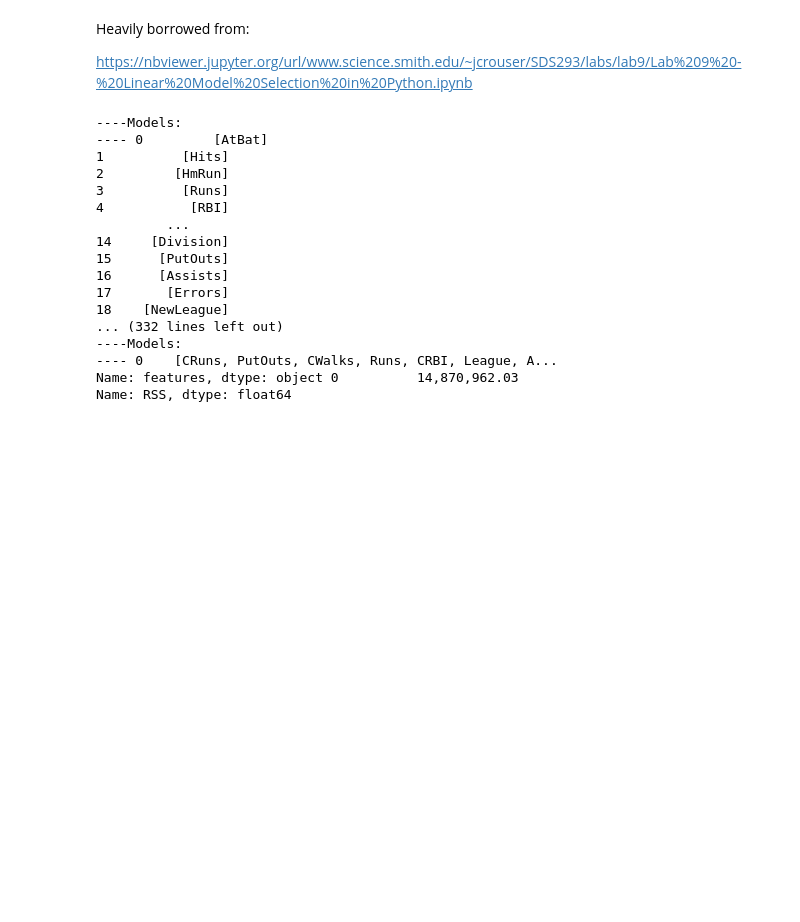
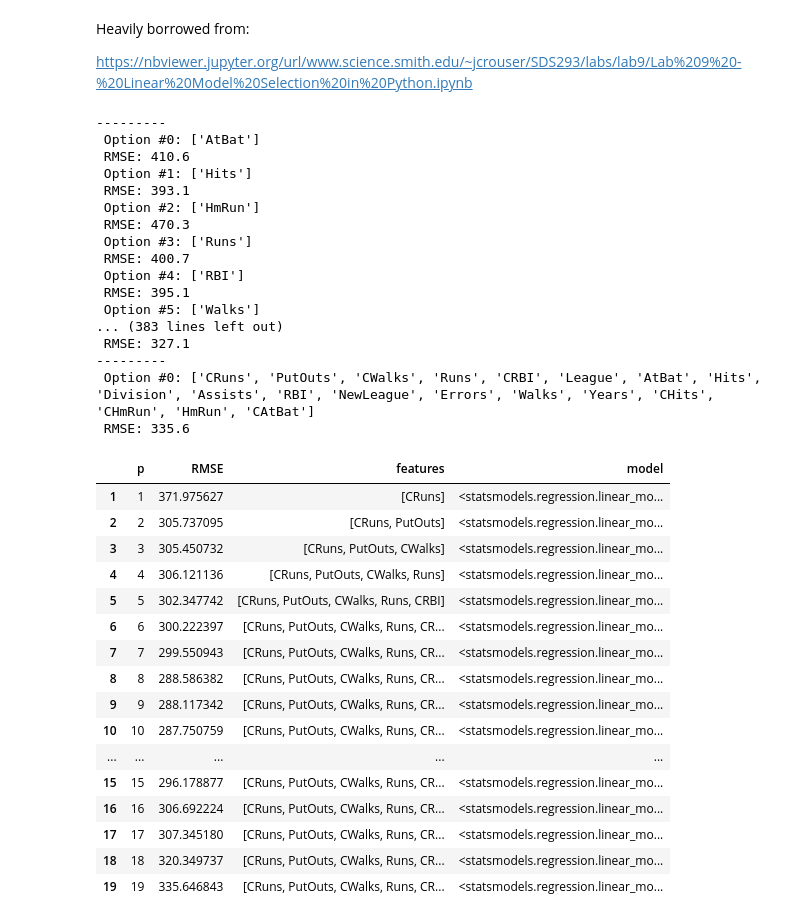
Before and after one commit to mcnica89/DATA6100, a Jupyter notebook: Subset_Selection_Example.ipynb, the cells around one changed output. Cells and saved outputs as stored; diff of their text form; code cells hidden in the pictures; blank space fills up the shorter version.

```diff
--- a/Subset_Selection_Example.ipynb
+++ b/Subset_Selection_Example.ipynb
@@ -77,28 +119,52 @@ def forward(predictors, X_train, y_train, X_test, y_test):
     # Return the best model, along with some other useful information about the model
     return best_model
 # %%
-models_train = pd.DataFrame(columns=['RSS', 'model'])
+models = pd.DataFrame(columns=['p','RMSE','features','model'])
+
 
 predictors = []
 
 for i in range(1,len(X.columns)+1):
-    models_train.loc[i] = forward(predictors, X_train, y_train, X_test, y_test)
-    predictors = models_train.loc[i]['model'].model.exog_names
+    models.loc[i] = forward(predictors, X_train, y_train, X_test, y_test)
+    predictors = models.loc[i]['model'].model.exog_names
+
+models['RMSE'] = models['RMSE'].astype(float)
 # %% [output]
-----Models:
----- 0         [AtBat]
-1          [Hits]
-2         [HmRun]
-3          [Runs]
-4           [RBI]
-         ...
-14     [Division]
-15      [PutOuts]
-16      [Assists]
-17       [Errors]
-18    [NewLeague]
-... (332 lines left out)
-----Models:
----- 0    [CRuns, PutOuts, CWalks, Runs, CRBI, League, A...
-Name: features, dtype: object 0          14,870,962.03
-Name: RSS, dtype: float64
+---------
+ Option #0: ['AtBat']
+ RMSE: 410.6
+ Option #1: ['Hits']
+ RMSE: 393.1
+ Option #2: ['HmRun']
+ RMSE: 470.3
+ Option #3: ['Runs']
+ RMSE: 400.7
+ Option #4: ['RBI']
+ RMSE: 395.1
+ Option #5: ['Walks']
+... (383 lines left out)
+ RMSE: 327.1
+---------
+ Option #0: ['CRuns', 'PutOuts', 'CWalks', 'Runs', 'CRBI', 'League', 'AtBat', 'Hits', 'Division', 'Assists', 'RBI', 'NewLeague', 'Errors', 'Walks', 'Years', 'CHits', 'CHmRun', 'HmRun', 'CAtBat']
+ RMSE: 335.6
+# %%
+#print results
+models
+# %% [output]
+|  | p | RMSE | features | model |
+| 1 | 1 | 371.975627 | [CRuns] | <statsmodels.regression.linear_mo... |
+| 2 | 2 | 305.737095 | [CRuns, PutOuts] | <statsmodels.regression.linear_mo... |
+| 3 | 3 | 305.450732 | [CRuns, PutOuts, CWalks] | <statsmodels.regression.linear_mo... |
+| 4 | 4 | 306.121136 | [CRuns, PutOuts, CWalks, Runs] | <statsmodels.regression.linear_mo... |
+| 5 | 5 | 302.347742 | [CRuns, PutOuts, CWalks, Runs, CRBI] | <statsmodels.regression.linear_mo... |
+| 6 | 6 | 300.222397 | [CRuns, PutOuts, CWalks, Runs, CR... | <statsmodels.regression.linear_mo... |
+| 7 | 7 | 299.550943 | [CRuns, PutOuts, CWalks, Runs, CR... | <statsmodels.regression.linear_mo... |
+| 8 | 8 | 288.586382 | [CRuns, PutOuts, CWalks, Runs, CR... | <statsmodels.regression.linear_mo... |
+| 9 | 9 | 288.117342 | [CRuns, PutOuts, CWalks, Runs, CR... | <statsmodels.regression.linear_mo... |
+| 10 | 10 | 287.750759 | [CRuns, PutOuts, CWalks, Runs, CR... | <statsmodels.regression.linear_mo... |
+| ... | ... | ... | ... | ... |
+| 15 | 15 | 296.178877 | [CRuns, PutOuts, CWalks, Runs, CR... | <statsmodels.regression.linear_mo... |
+| 16 | 16 | 306.692224 | [CRuns, PutOuts, CWalks, Runs, CR... | <statsmodels.regression.linear_mo... |
+| 17 | 17 | 307.345180 | [CRuns, PutOuts, CWalks, Runs, CR... | <statsmodels.regression.linear_mo... |
+| 18 | 18 | 320.349737 | [CRuns, PutOuts, CWalks, Runs, CR... | <statsmodels.regression.linear_mo... |
+| 19 | 19 | 335.646843 | [CRuns, PutOuts, CWalks, Runs, CR... | <statsmodels.regression.linear_mo... |
```
Also changed, not shown: parts of 12 cells of this notebook.
